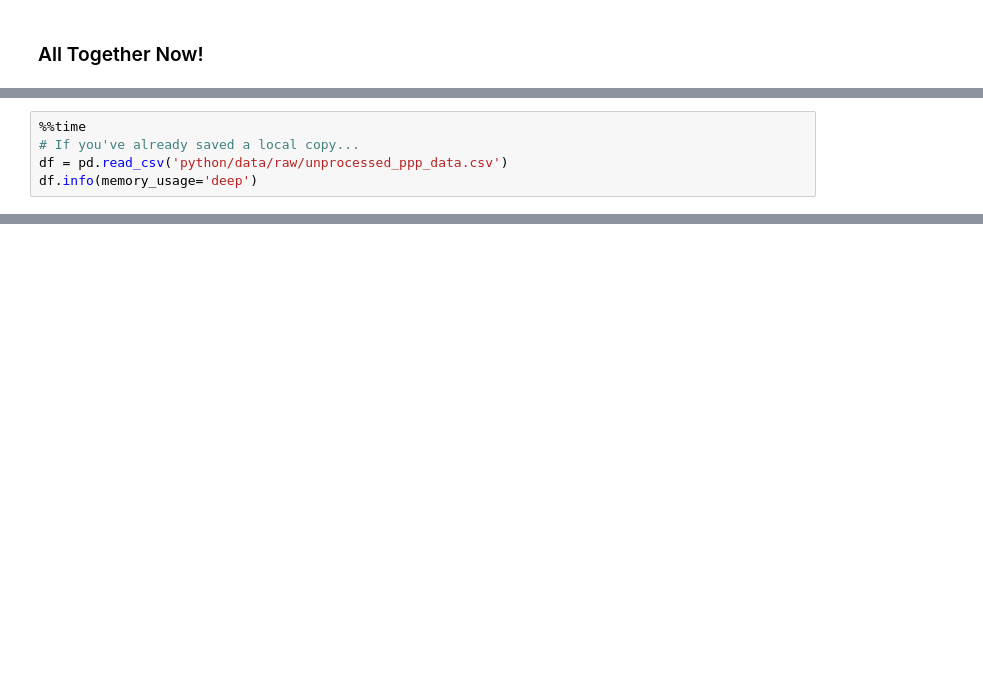
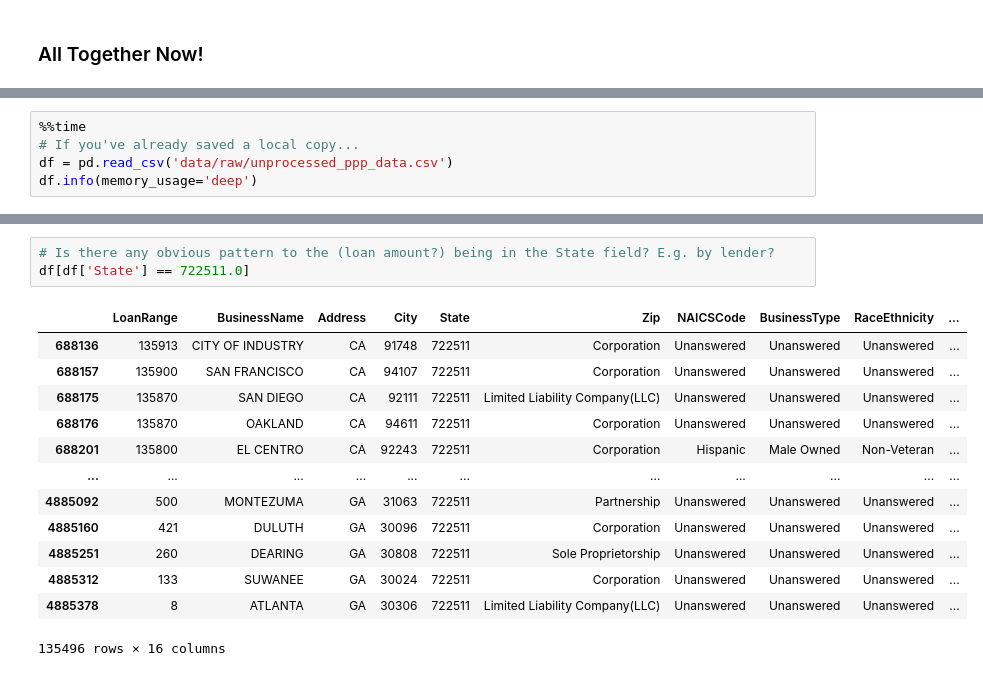
Before and after one commit to jomo06/CARES, a Jupyter notebook: python/notebooks/1.0-DWRM-EDA.ipynb, the cells around one changed output, grey strips where cells are left out. Drawn from its saved outputs; the diff is of its cells as text; blank space fills up the shorter version.

```diff
--- a/python/notebooks/1.0-DWRM-EDA.ipynb
+++ b/python/notebooks/1.0-DWRM-EDA.ipynb
@@ -147,7 +195,7 @@ df.info()
 # %%
 %%time
 # If you've already saved a local copy...
-df = pd.read_csv('python/data/raw/unprocessed_ppp_data.csv')
+df = pd.read_csv('data/raw/unprocessed_ppp_data.csv')
 df.info(memory_usage='deep')
 # %% [output]
 <class 'pandas.core.frame.DataFrame'>
@@ -216,0 +238,17 @@ df['State'].value_counts()
+# %%
+# Is there any obvious pattern to the (loan amount?) being in the State field? E.g. by lender?
+df[df['State'] == 722511.0]
+# %% [output]
+|  | LoanRange | BusinessName | Address | City | State | Zip | NAICSCode | BusinessType | RaceEthnicity | ... |
+| 688136 | 135913 | CITY OF INDUSTRY | CA | 91748 | 722511 | Corporation | Unanswered | Unanswered | Unanswered | ... |
+| 688157 | 135900 | SAN FRANCISCO | CA | 94107 | 722511 | Corporation | Unanswered | Unanswered | Unanswered | ... |
+| 688175 | 135870 | SAN DIEGO | CA | 92111 | 722511 | Limited Liability Company(LLC) | Unanswered | Unanswered | Unanswered | ... |
+| 688176 | 135870 | OAKLAND | CA | 94611 | 722511 | Corporation | Unanswered | Unanswered | Unanswered | ... |
+| 688201 | 135800 | EL CENTRO | CA | 92243 | 722511 | Corporation | Hispanic | Male Owned | Non-Veteran | ... |
+| ... | ... | ... | ... | ... | ... | ... | ... | ... | ... | ... |
+| 4885092 | 500 | MONTEZUMA | GA | 31063 | 722511 | Partnership | Unanswered | Unanswered | Unanswered | ... |
+| 4885160 | 421 | DULUTH | GA | 30096 | 722511 | Corporation | Unanswered | Unanswered | Unanswered | ... |
+| 4885251 | 260 | DEARING | GA | 30808 | 722511 | Sole Proprietorship | Unanswered | Unanswered | Unanswered | ... |
+| 4885312 | 133 | SUWANEE | GA | 30024 | 722511 | Corporation | Unanswered | Unanswered | Unanswered | ... |
+| 4885378 | 8 | ATLANTA | GA | 30306 | 722511 | Limited Liability Company(LLC) | Unanswered | Unanswered | Unanswered | ... |
+135496 rows × 16 columns
```
Also changed, not shown: parts of 17 cells of this notebook, 1 other file.
